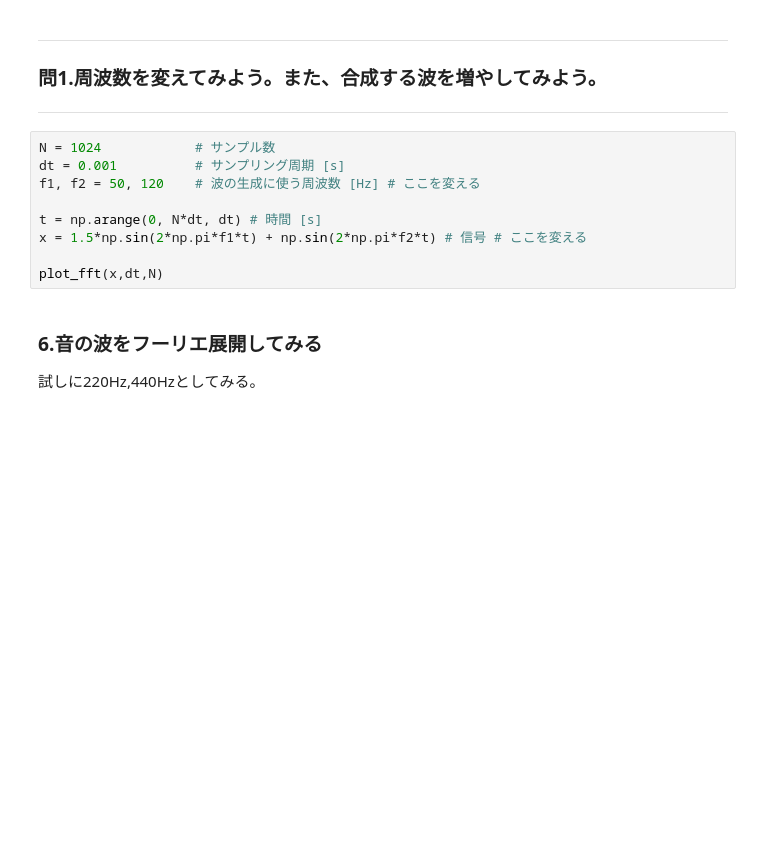
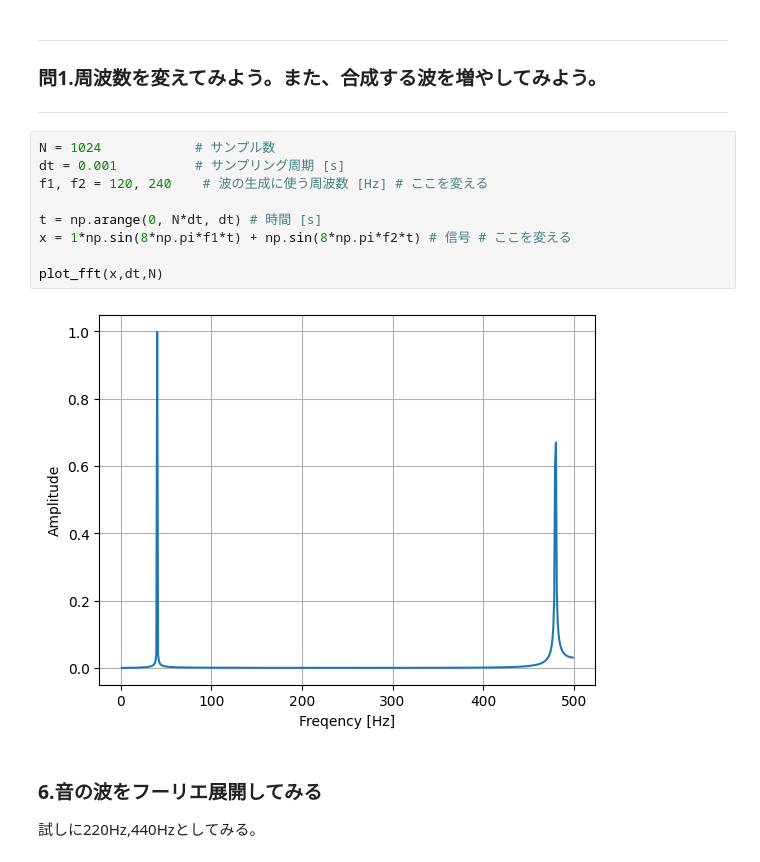
Before and after one commit to reireu/for-copy, a Jupyter notebook: dnm2_06st_ipynb_のコピー.ipynb, the cells around one changed output. Saved outputs shown, nothing was run; the diff lists cells and outputs as text; blank space fills up the shorter version.

```diff
--- a/dnm2_06st_ipynb_のコピー.ipynb
+++ b/dnm2_06st_ipynb_のコピー.ipynb
@@ -308,12 +320,14 @@ plot_fft(x,dt,N)
 # %%
 N = 1024            # サンプル数
 dt = 0.001          # サンプリング周期 [s]
-f1, f2 = 50, 120    # 波の生成に使う周波数 [Hz] # ここを変える
+f1, f2 = 120, 240    # 波の生成に使う周波数 [Hz] # ここを変える
 
 t = np.arange(0, N*dt, dt) # 時間 [s]
-x = 1.5*np.sin(2*np.pi*f1*t) + np.sin(2*np.pi*f2*t) # 信号 # ここを変える
+x = 1*np.sin(8*np.pi*f1*t) + np.sin(8*np.pi*f2*t) # 信号 # ここを変える
 
 plot_fft(x,dt,N)
+# %% [output]
+[figure, added]
 # %% [markdown]
 ### 6.音の波をフーリエ展開してみる
 
```
Also changed, not shown: parts of 35 cells of this notebook.
